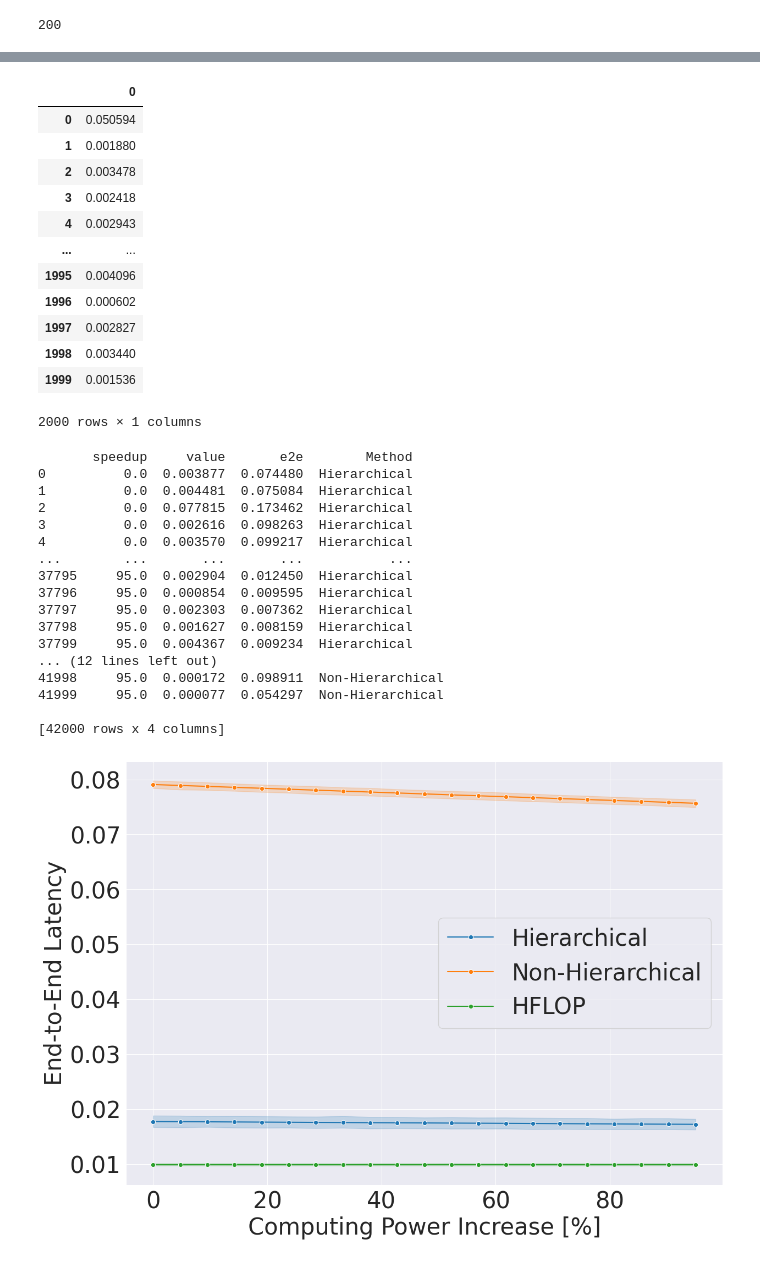
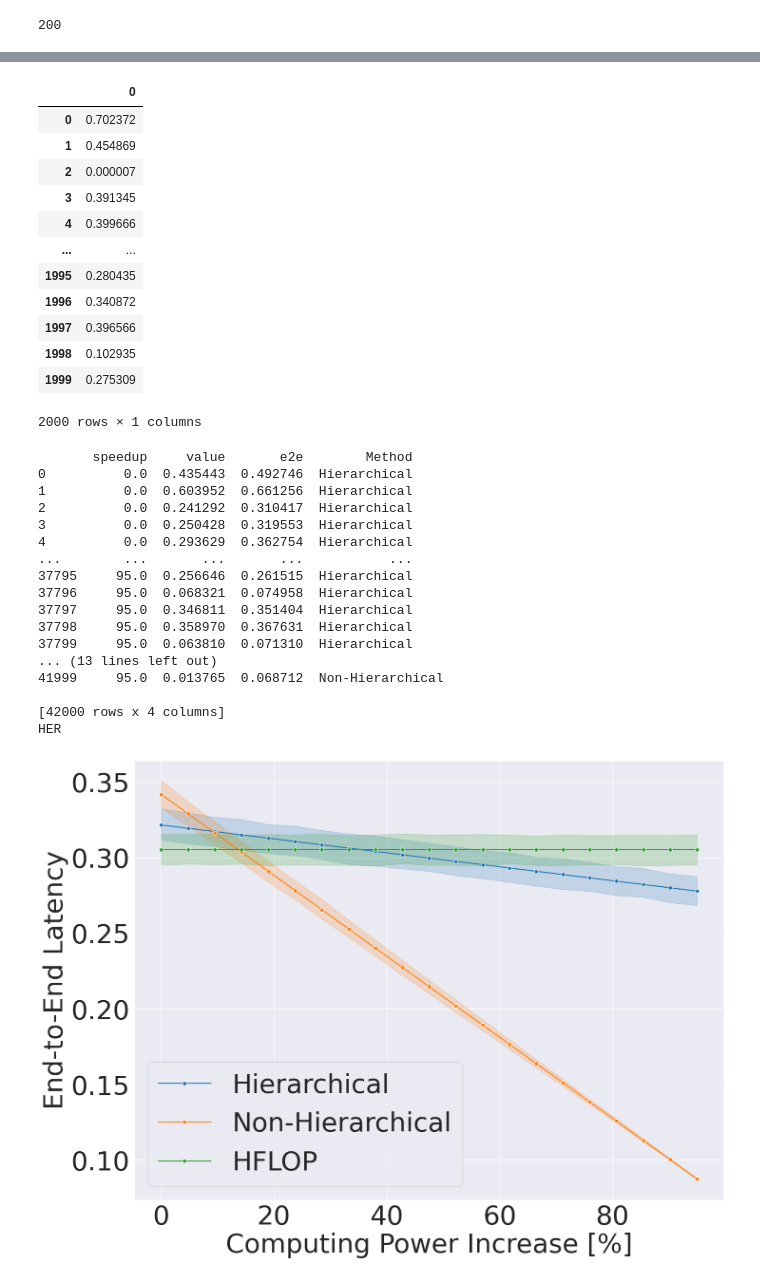
Before and after one commit to pfrag/hflop, a Jupyter notebook: experiments/viz_refactored.ipynb, the cells around one changed output, grey strips where cells are left out. Saved outputs shown, nothing was run; the diff lists cells and outputs as text; code cells hidden in the pictures.

```diff
--- a/experiments/viz_refactored.ipynb
+++ b/experiments/viz_refactored.ipynb
@@ -5,15 +5,15 @@ import pandas as pd
 import seaborn as sns
 
 data_root = Path("./results")
-hflop_root = data_root / "hflop"
-hier_root = data_root / "hier"
-flat_root = data_root / "non_hier"
+hflop_root = data_root / "hflop_10"
+hier_root = data_root / "hier_10"
+flat_root = data_root / "non_hier_10"
 
 assert hflop_root.is_dir() and hier_root.is_dir() and flat_root.is_dir()
 # %%
 calcs_hflop = pd.read_csv(hflop_root / "calculations.txt", header=None)
 latencies_hflop = pd.read_csv(hflop_root / "latencies.txt", header=None)
-calcs_hflop = calcs_hflop * 1
+calcs_hflop = calcs_hflop * 10
 speedups = np.linspace(0, 95, 21)
 df_hflop = pd.DataFrame([(s, val[0]) for s in speedups for val in calcs_hflop.to_numpy()], columns=['speedup', 'value'])
 
@@ -28,7 +28,7 @@ print(speedups)
 
 calcs_hier = pd.read_csv(hier_root / "calculations.txt", header=None)
 latencies_hier = pd.read_csv(hier_root / "latencies.txt", header=None)
-calcs_hier = calcs_hier * 1
+calcs_hier = calcs_hier * 10
 # gp1 clients have speed ups
 latencies_gp1 = latencies_hier[latencies_hier[0] > 0.01]
 calcs_gp1 = calcs_hier.loc[latencies_gp1.index]
@@ -89,7 +89,7 @@ print(calcs_gp1[0].mean())
 # %%
 calcs_flat = pd.read_csv(flat_root / "calculations.txt", header=None)
 latencies = pd.read_csv(flat_root / "latencies.txt", header=None)
-calcs_flat = calcs_flat * 1
+calcs_flat = calcs_flat * 10
 
 # reduce not incrase time
 df_flat = pd.DataFrame([(s, val[0] * (1 - (s / 100.))) for s in speedups for val in calcs_flat.to_numpy()], columns=['speedup', 'value'])
@@ -136,17 +136,17 @@ df_flat[4000:]
 calcs_flat
 # %% [output]
 |  | 0 |
-| 0 | 0.050594 |
-| 1 | 0.001880 |
-| 2 | 0.003478 |
-| 3 | 0.002418 |
-| 4 | 0.002943 |
+| 0 | 0.702372 |
+| 1 | 0.454869 |
+| 2 | 0.000007 |
+| 3 | 0.391345 |
+| 4 | 0.399666 |
 | ... | ... |
-| 1995 | 0.004096 |
-| 1996 | 0.000602 |
-| 1997 | 0.002827 |
-| 1998 | 0.003440 |
-| 1999 | 0.001536 |
+| 1995 | 0.280435 |
+| 1996 | 0.340872 |
+| 1997 | 0.396566 |
+| 1998 | 0.102935 |
+| 1999 | 0.275309 |
 2000 rows × 1 columns
 # %%
 import matplotlib.lines as mlines
@@ -156,51 +156,52 @@ df_hier["Method"] = "Hierarchical"
 df_flat["Method"] = "Non-Hierarchical"
 df_hflop["Method"] = "HFLOP"
 
 df_res =  pd.concat([df_hier, df_flat, df_hflop])
 print(df_hier)
 print(df_flat)
-plt.figure(figsize=(14,10))
+plt.figure(figsize=(16,12))
 plot = sns.lineplot(x='speedup', y='e2e', hue='Method', data=df_res, errorbar='ci', marker='o')
 
 # hflops_constant = df_hflop["e2e"].mean()
 # plt.axhline(y=hflops_constant, color="r")
 
 # Make a legend for the meaning of the line color.
 # red_line = mlines.Line2D([], [], color='red', label='HFLOP')
 
 # Get the current legend
 leg = plot.legend_
-plt.xticks(fontsize=30.0)
-plt.yticks(fontsize=30.0)
+plt.xticks(fontsize=40.0)
+plt.yticks(fontsize=40.0)
 # Manually update the legend
 # leg.get_lines().append(red_line)
 # leg.get_texts().append(plt.text(0, 0, 'HFLOP'))
 
 # Update the legend with the custom legend
-plot.legend(fontsize=30.0)#handles=leg.legendHandles + [red_line])
+plot.legend(fontsize=40.0)#handles=leg.legendHandles + [red_line])
 plt.title('')
 # plot.xticks(rotation=90, size=30.0)
 # plot.yticks(rotation=90, size=30.0)
-plt.xlabel('Computing Power Increase [%]', size=30.0)
-plt.ylabel('End-to-End Latency', size=30.0)
-plt.savefig("speedups_1.png")
+plt.xlabel('Computing Power Increase [%]', size=40.0)
+plt.ylabel('End-to-End Latency', size=40.0)
+plt.savefig("speedups_10.png")
+print("HER")
 plt.show()
 # %% [output]
        speedup     value       e2e        Method
-0          0.0  0.003877  0.074480  Hierarchical
-1          0.0  0.004481  0.075084  Hierarchical
-2          0.0  0.077815  0.173462  Hierarchical
-3          0.0  0.002616  0.098263  Hierarchical
-4          0.0  0.003570  0.099217  Hierarchical
+0          0.0  0.435443  0.492746  Hierarchical
+1          0.0  0.603952  0.661256  Hierarchical
+2          0.0  0.241292  0.310417  Hierarchical
+3          0.0  0.250428  0.319553  Hierarchical
+4          0.0  0.293629  0.362754  Hierarchical
 ...        ...       ...       ...           ...
-37795     95.0  0.002904  0.012450  Hierarchical
-37796     95.0  0.000854  0.009595  Hierarchical
-37797     95.0  0.002303  0.007362  Hierarchical
-37798     95.0  0.001627  0.008159  Hierarchical
-37799     95.0  0.004367  0.009234  Hierarchical
-... (12 lines left out)
-41998     95.0  0.000172  0.098911  Non-Hierarchical
-41999     95.0  0.000077  0.054297  Non-Hierarchical
+37795     95.0  0.256646  0.261515  Hierarchical
+37796     95.0  0.068321  0.074958  Hierarchical
+37797     95.0  0.346811  0.351404  Hierarchical
+37798     95.0  0.358970  0.367631  Hierarchical
+37799     95.0  0.063810  0.071310  Hierarchical
+... (13 lines left out)
+41999     95.0  0.013765  0.068712  Non-Hierarchical
 
 [42000 rows x 4 columns]
+HER
-[figure, old version]
+[figure, new version]
```
Also changed, not shown: parts of 5 cells of this notebook, 6 other files.
